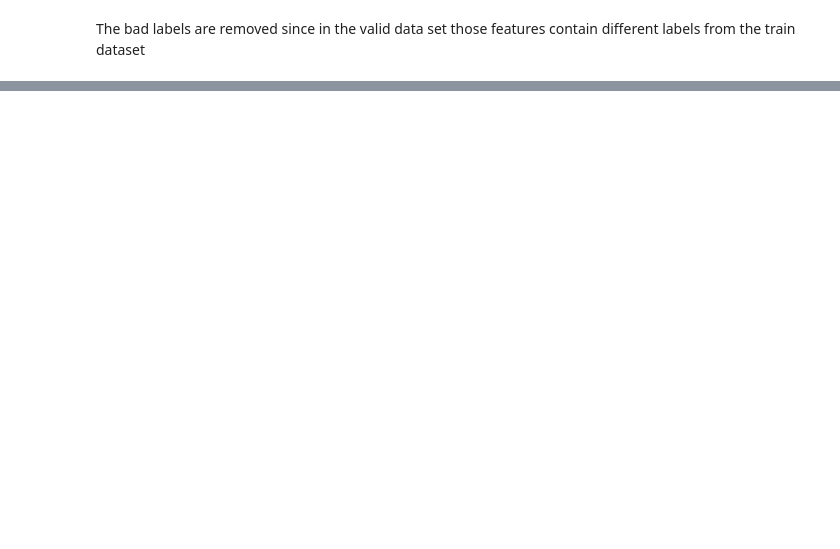
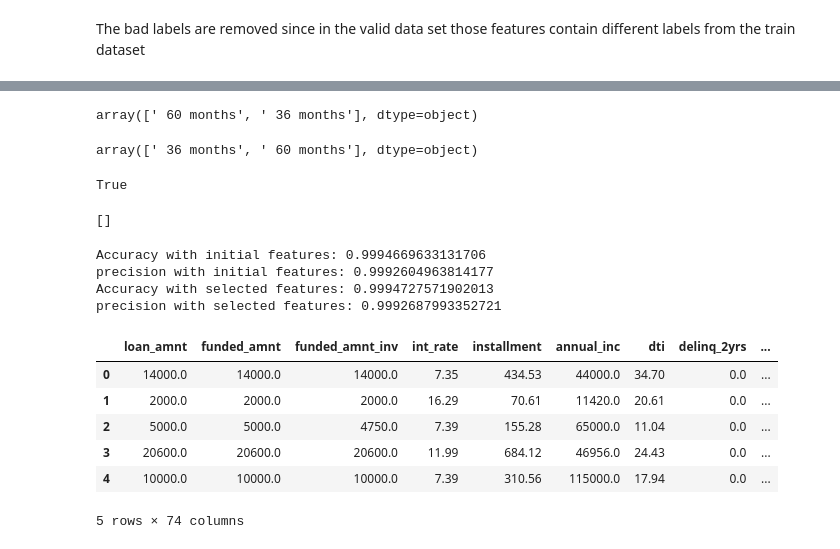
Before and after one commit to OmalyaV/Loan-Default-Prediction, a Jupyter notebook: loan-status-prediction.ipynb, the cells around one changed output, grey strips where cells are left out. Drawn from its saved outputs; the diff is of its cells as text; code cells hidden in the pictures; blank space fills up the shorter version.

Commit message:
Kaggle Notebook | Loan Status Prediction | Version 7

```diff
--- a/loan-status-prediction.ipynb
+++ b/loan-status-prediction.ipynb
@@ -173,9 +259,76 @@ X_train_pre_encoding.shape
+# %%
+X_valid_pre_encoding['term'].unique()
+# %% [output]
+array([' 60 months', ' 36 months'], dtype=object)
+# %%
+X_train_pre_encoding['term'].unique()
+# %% [output]
+array([' 36 months', ' 60 months'], dtype=object)
 # %%
-from sklearn.preprocessing import LabelEncoder
-label_encoder = LabelEncoder()
+from sklearn.preprocessing import OrdinalEncoder
+ordinal_encoder = OrdinalEncoder()
 X_train_encoded = X_train_pre_encoding.copy()
 X_valid_encoded = X_valid_pre_encoding.copy()
-for column in good_label_cols:  # Iterate over categorical columns
-    X_train_encoded[column] = label_encoder.fit_transform(X_train_pre_encoding[column])
-for column in good_label_cols:  # Iterate over categorical columns
-    X_valid_encoded[column] = label_encoder.transform(X_valid_pre_encoding[column])
+print(set(X_train_encoded['term'].unique()) == set(X_valid_encoded['term'].unique()))
+X_train_encoded[good_label_cols] = ordinal_encoder.fit_transform(X_train_pre_encoding[good_label_cols])
+X_valid_encoded[good_label_cols] = ordinal_encoder.transform(X_valid_pre_encoding[good_label_cols])
+# %% [output]
+True
+# %%
+categorical_cols = [cname for cname in X_train_encoded.columns if X_train_encoded[cname].dtype == 'object']
+categorical_cols
+# %% [output]
+[]
+# %%
+import xgboost as xgb
+from sklearn.metrics import accuracy_score
+from sklearn.metrics import precision_score
+
+X_train_new  = X_train_encoded
+X_valid_new = X_valid_encoded
+
+# Define and train an XGBoost classifier
+model = xgb.XGBClassifier()
+model.fit(X_train_new, y_train)
+y_pred_initial = model.predict(X_valid_new)
+accuracy_initial = accuracy_score(y_valid, y_pred_initial)
+precision_initial = precision_score(y_valid, y_pred_initial)
+print(f"Accuracy with initial features: {accuracy_initial}")
+print(f"precision with initial features: {precision_initial}")
+# Get feature importance scores
+feature_importances = model.feature_importances_
+
+# Print feature importance scores
+# for i, score in enumerate(feature_importances):
+#     print(f"Feature '{X_train_new.columns[i]}' importance: {score}")
+
+# Use feature importance scores to select features
+selected_features = [X_train_new.columns[i] for i, score in enumerate(feature_importances) if score > 0.00005]
+
+# Select only the selected features for both training and validation sets
+X_train_selected = X_train_new[selected_features]
+X_valid_selected = X_valid_new[selected_features]
+
+# Train and evaluate the model using only selected features
+model_selected = xgb.XGBClassifier()
+model_selected.fit(X_train_selected, y_train)
+y_pred_selected = model_selected.predict(X_valid_selected)
+accuracy_selected = accuracy_score(y_valid, y_pred_selected)
+precision = precision_score(y_valid, y_pred_selected)
+print(f"Accuracy with selected features: {accuracy_selected}")
+print(f"precision with selected features: {precision}")
+# %% [output]
+Accuracy with initial features: 0.9994669633131706
+precision with initial features: 0.9992604963814177
+Accuracy with selected features: 0.9994727571902013
+precision with selected features: 0.9992687993352721
+# %%
+X_train_new.head()
+# %% [output]
+|  | loan_amnt | funded_amnt | funded_amnt_inv | int_rate | installment | annual_inc | dti | delinq_2yrs | ... |
+| 0 | 14000.0 | 14000.0 | 14000.0 | 7.35 | 434.53 | 44000.0 | 34.70 | 0.0 | ... |
+| 1 | 2000.0 | 2000.0 | 2000.0 | 16.29 | 70.61 | 11420.0 | 20.61 | 0.0 | ... |
+| 2 | 5000.0 | 5000.0 | 4750.0 | 7.39 | 155.28 | 65000.0 | 11.04 | 0.0 | ... |
+| 3 | 20600.0 | 20600.0 | 20600.0 | 11.99 | 684.12 | 46956.0 | 24.43 | 0.0 | ... |
+| 4 | 10000.0 | 10000.0 | 10000.0 | 7.39 | 310.56 | 115000.0 | 17.94 | 0.0 | ... |
+5 rows × 74 columns
```
Also changed, not shown: parts of 24 cells of this notebook.
